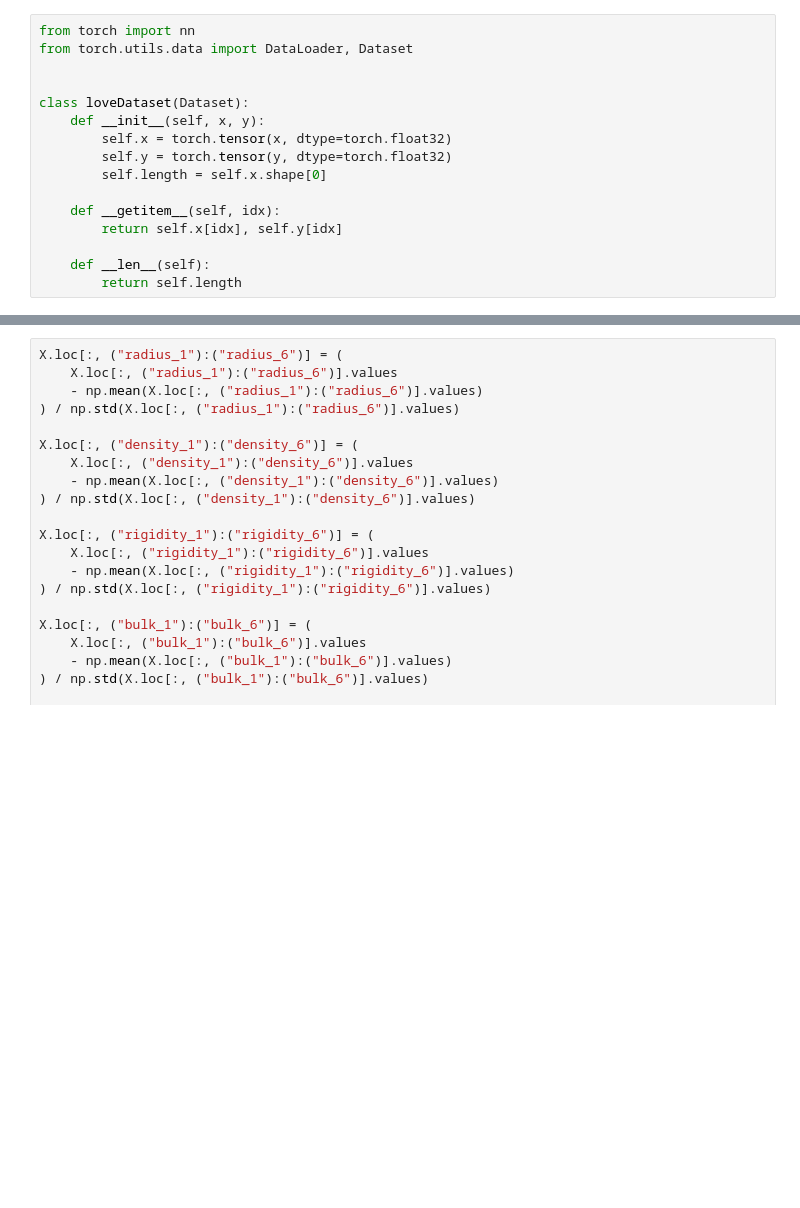
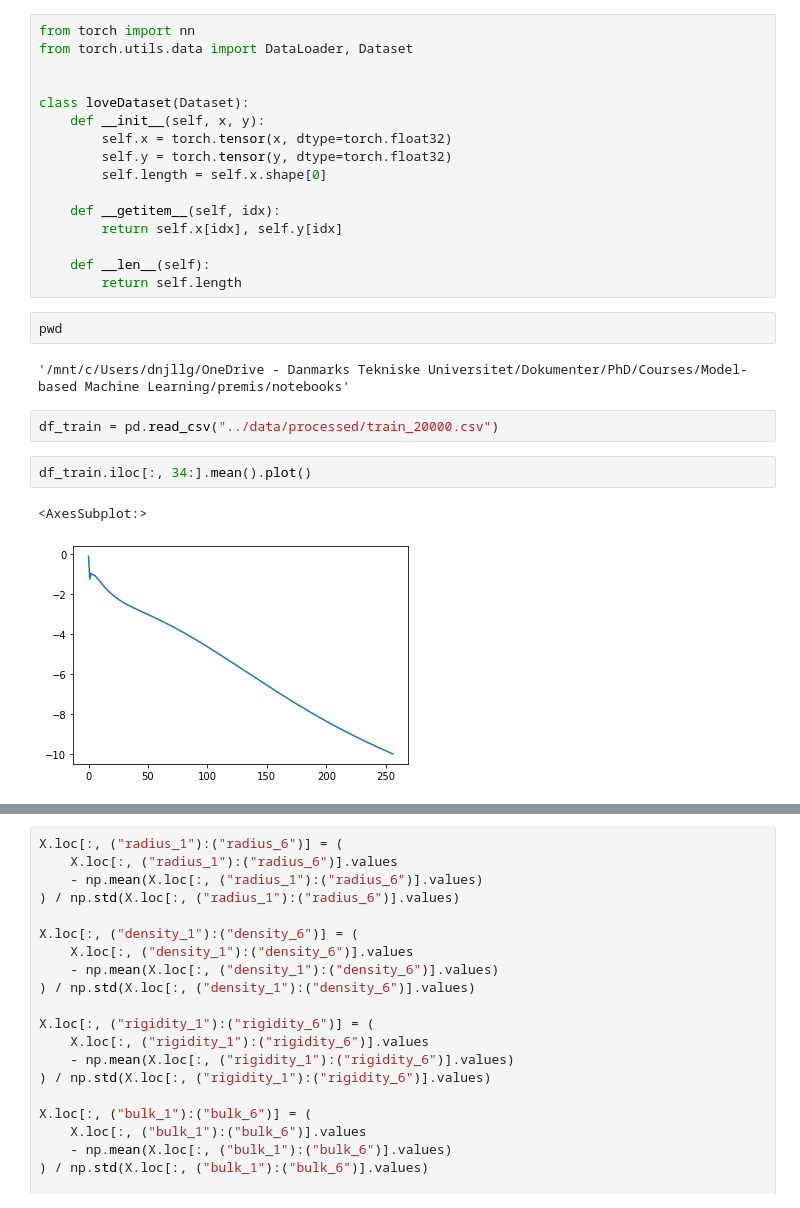
Before and after one commit to eyhl/premis, a Jupyter notebook: notebooks/make_gf_train_data.ipynb, the cells around one changed output, grey strips where cells are left out. Saved outputs shown, nothing was run; the diff lists cells and outputs as text; blank space fills up the shorter version.

```diff
--- a/notebooks/make_gf_train_data.ipynb
+++ b/notebooks/make_gf_train_data.ipynb
@@ -240,6 +288,17 @@ class loveDataset(Dataset):
 
     def __len__(self):
         return self.length
+# %%
+pwd
+# %% [output]
+'/mnt/c/Users/dnjllg/OneDrive - Danmarks Tekniske Universitet/Dokumenter/PhD/Courses/Model-based Machine Learning/premis/notebooks'
+# %%
+df_train = pd.read_csv("../data/processed/train_20000.csv")
+# %%
+df_train.iloc[:, 34:].mean().plot()
+# %% [output]
+<AxesSubplot:>
+[figure, added]
 # %%
 df_train = pd.read_csv("../train_20000.csv")
 X = df_train.iloc[:, 1:32]
```
Also changed, not shown: parts of 11 cells of this notebook, 1 other file.
